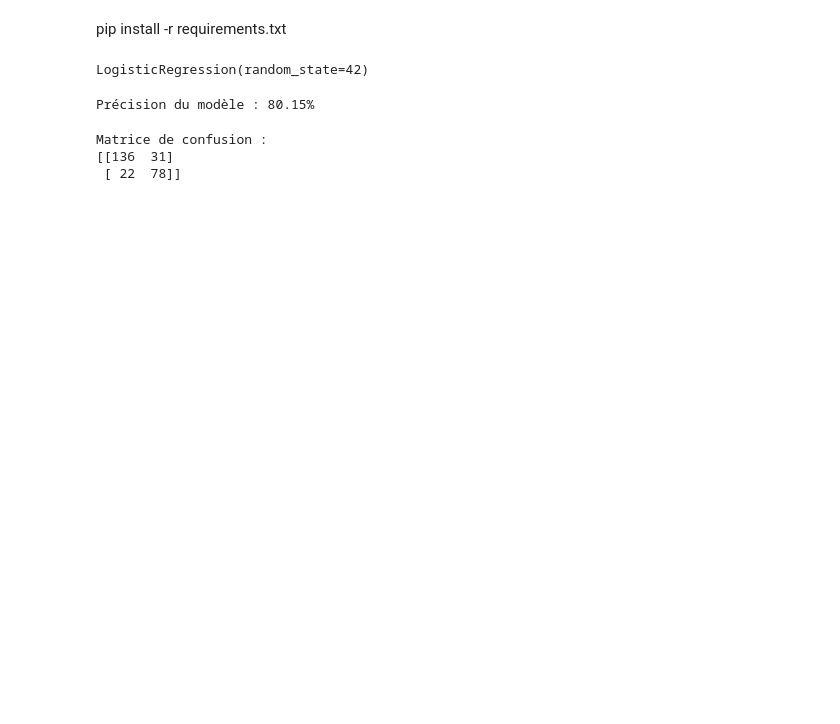
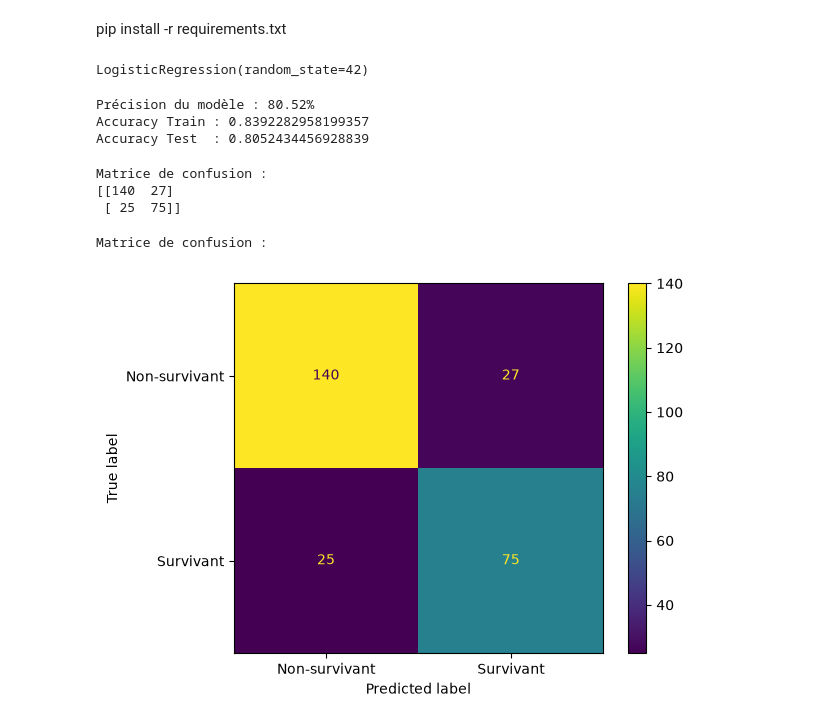
Before and after one commit to AlexyCatelle/titanic-data-cleaning, a Jupyter notebook: reglog.ipynb, the cells around one changed output. Drawn from its saved outputs; the diff is of its cells as text; code cells hidden in the pictures; blank space fills up the shorter version.

Commit message:
update matrice confusion + comment

```diff
--- a/reglog.ipynb
+++ b/reglog.ipynb
@@ -10,7 +11,9 @@ from sklearn.preprocessing import StandardScaler
 
 dt = pd.read_csv("csv/train_clean.csv")
 # %%
-X = dt[["Pclass","Male","Age", "Fare"]]
+
+
+X = dt.drop(columns=["Survived"])
 y = dt["Survived"]
 
 scaler = StandardScaler()
@@ -29,13 +32,31 @@ LogisticRegression(random_state=42)
 y_pred = lr.predict(X_test)
 accuracy = accuracy_score(y_test, y_pred)
 print(f"Précision du modèle : {accuracy:.2%}")
+
+print("Accuracy Train :", lr.score(X_train, y_train))
+print("Accuracy Test  :", lr.score(X_test, y_test))
 # %% [output]
-Précision du modèle : 80.15%
+Précision du modèle : 80.52%
+Accuracy Train : 0.8392282958199357
+Accuracy Test  : 0.8052434456928839
+# %%
+print('Matrice de confusion :')
+
+conf_matrix = confusion_matrix(y_test, y_pred)
+print(conf_matrix)
+# %% [output]
+Matrice de confusion :
+[[140  27]
+ [ 25  75]]
 # %%
 print('Matrice de confusion : ')
-conf_matrix = confusion_matrix(y_test, y_pred)
-print(conf_matrix)
+ConfusionMatrixDisplay.from_predictions(
+    y_test,
+    y_pred,
+    display_labels=["Non-survivant", "Survivant"]
+)
+
+plt.show()
 # %% [output]
 Matrice de confusion :
-[[136  31]
- [ 22  78]]
+[figure, added]
```
Also changed, not shown: parts of 6 cells of this notebook.
